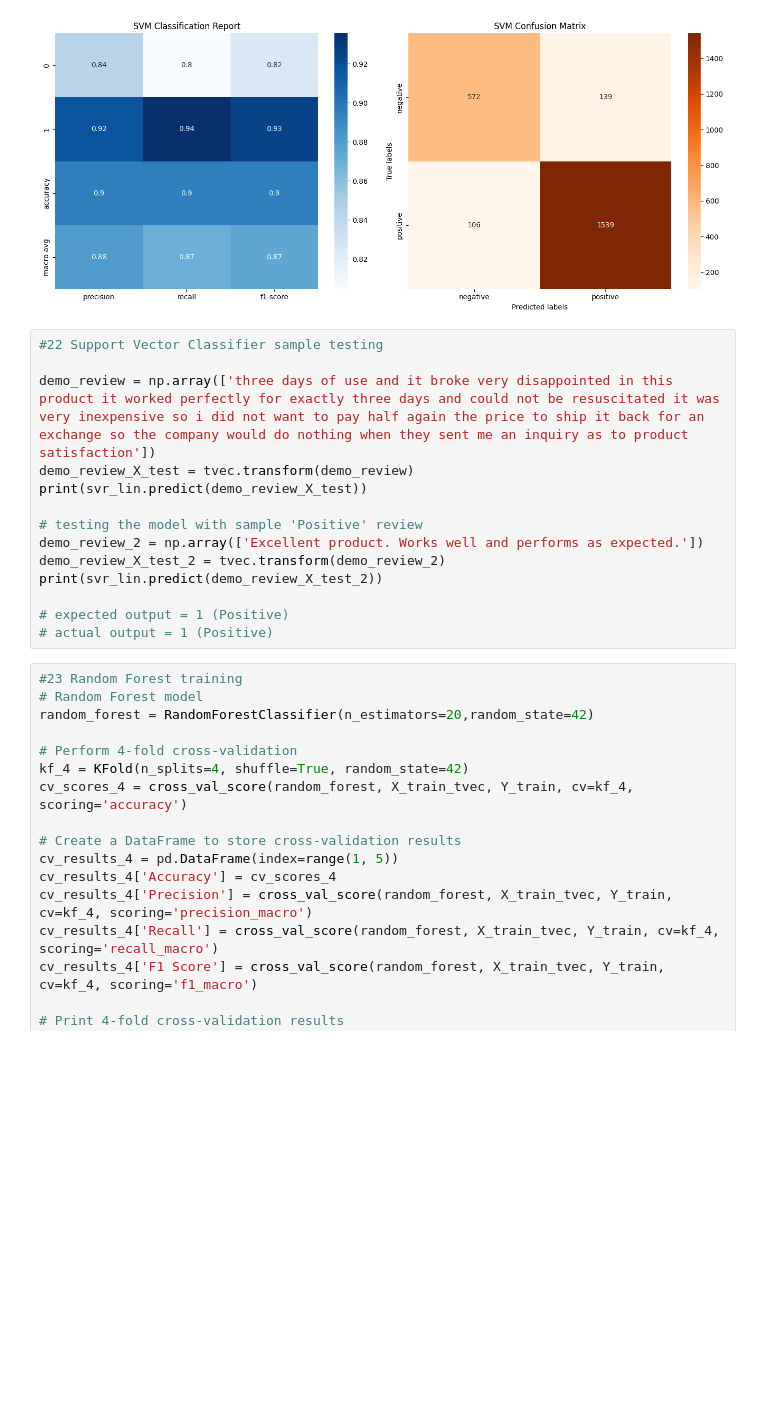
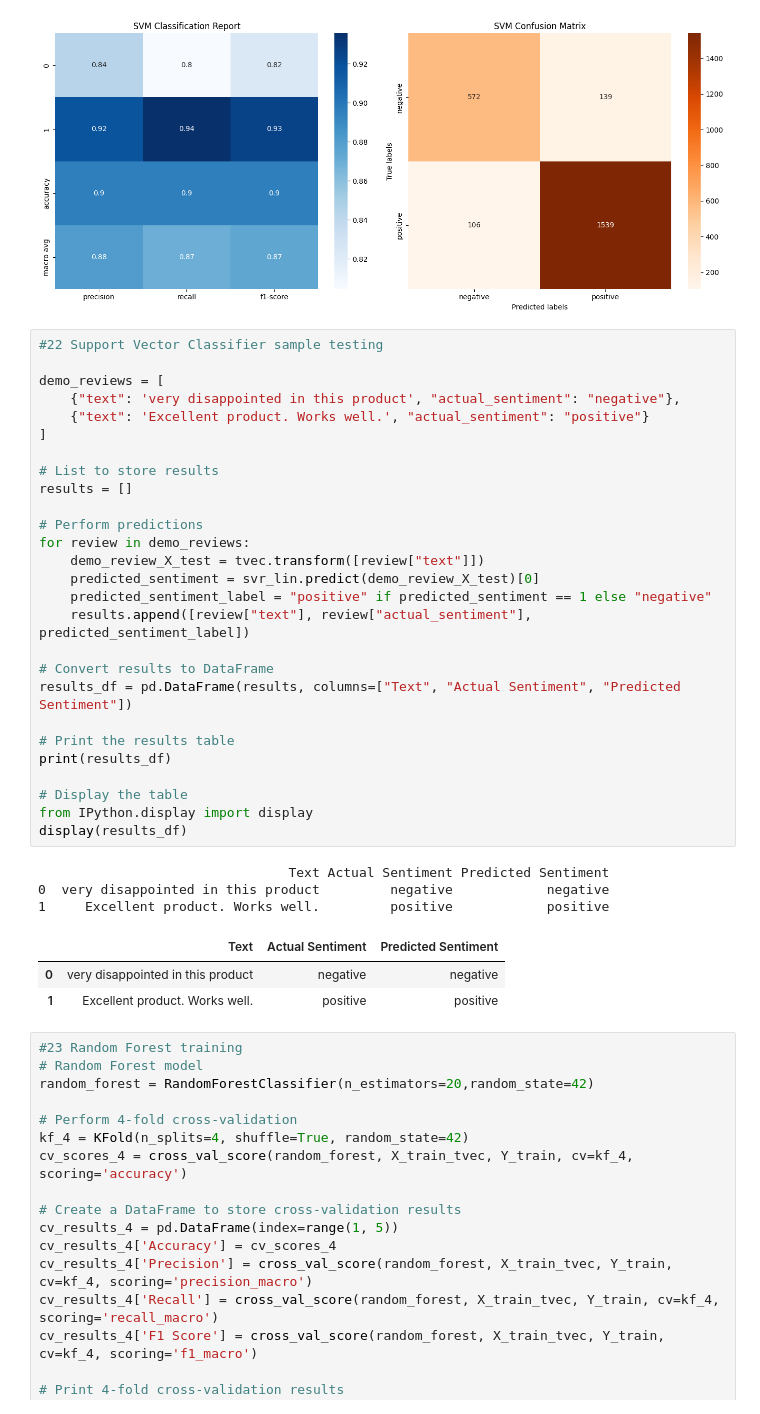
Before and after one commit to nafizfouad/BizNLP-A-Way-to-Change-the-Face-of-Business, a Jupyter notebook: BizNLP_Main.ipynb, the cells around one changed output. Cells and saved outputs as stored; diff of their text form; blank space fills up the shorter version.

```diff
--- a/BizNLP_Main.ipynb
+++ b/BizNLP_Main.ipynb
@@ -1502,20 +1502,40 @@ plt.tight_layout()
 plt.show()
 # %% [output]
 [figure]
-# %%
-#22 Support Vector Classifier sample testing
-
-demo_review = np.array(['three days of use and it broke very disappointed in this product it worked perfectly for exactly three days and could not be resuscitated it was very inexpensive so i did not want to pay half again the price to ship it back for an exchange so the company would do nothing when they sent me an inquiry as to product satisfaction'])
-demo_review_X_test = tvec.transform(demo_review)
-print(svr_lin.predict(demo_review_X_test))
-
-# testing the model with sample 'Positive' review
-demo_review_2 = np.array(['Excellent product. Works well and performs as expected.'])
-demo_review_X_test_2 = tvec.transform(demo_review_2)
-print(svr_lin.predict(demo_review_X_test_2))
-
-# expected output = 1 (Positive)
-# actual output = 1 (Positive)
+# %%
+#22 Support Vector Classifier sample testing
+
+demo_reviews = [
+    {"text": 'very disappointed in this product', "actual_sentiment": "negative"},
+    {"text": 'Excellent product. Works well.', "actual_sentiment": "positive"}
+]
+
+# List to store results
+results = []
+
+# Perform predictions
+for review in demo_reviews:
+    demo_review_X_test = tvec.transform([review["text"]])
+    predicted_sentiment = svr_lin.predict(demo_review_X_test)[0]
+    predicted_sentiment_label = "positive" if predicted_sentiment == 1 else "negative"
+    results.append([review["text"], review["actual_sentiment"], predicted_sentiment_label])
+
+# Convert results to DataFrame
+results_df = pd.DataFrame(results, columns=["Text", "Actual Sentiment", "Predicted Sentiment"])
+
+# Print the results table
+print(results_df)
+
+# Display the table
+from IPython.display import display
+display(results_df)
+# %% [output]
+                                Text Actual Sentiment Predicted Sentiment
+0  very disappointed in this product         negative            negative
+1     Excellent product. Works well.         positive            positive
+|  | Text | Actual Sentiment | Predicted Sentiment |
+| 0 | very disappointed in this product | negative | negative |
+| 1 | Excellent product. Works well. | positive | positive |
 # %%
 #23 Random Forest training
 # Random Forest model
```
Also changed, not shown: parts of 8 cells of this notebook.
